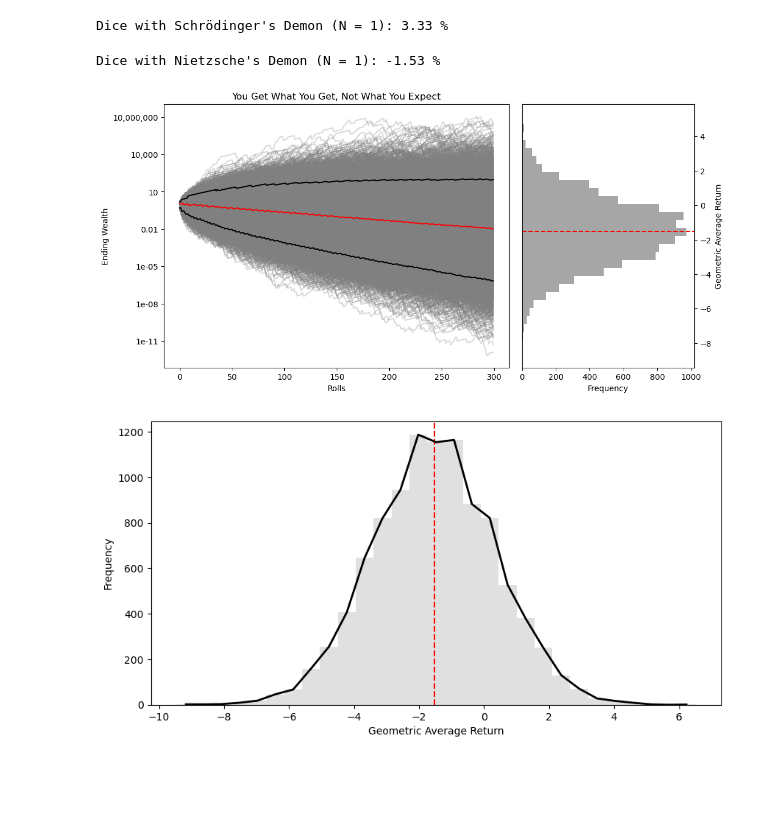
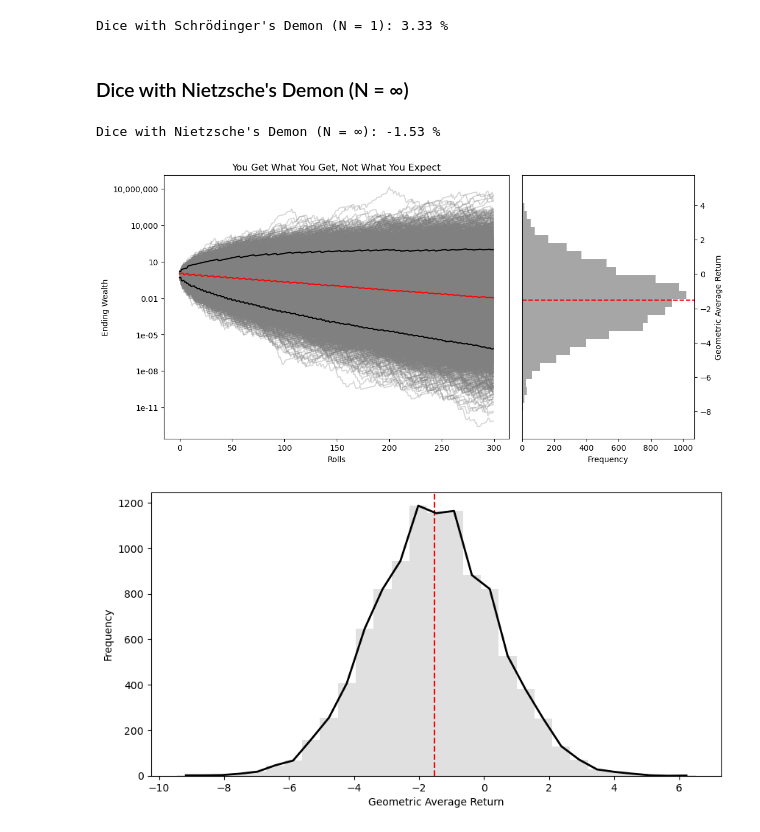
Before and after one commit to niklas-fischer/safehaven, a Jupyter notebook: notebooks/main.ipynb, the cells around one changed output. Drawn from its saved outputs; the diff is of its cells as text; code cells hidden in the pictures; blank space fills up the shorter version.

```diff
--- a/notebooks/main.ipynb
+++ b/notebooks/main.ipynb
@@ -244,13 +187,15 @@ schroedingers_dice = round(schroedingers_dice, 2)
 print("Dice with Schrödinger's Demon (N = 1):", schroedingers_dice, "%")
 # %% [output]
 Dice with Schrödinger's Demon (N = 1): 3.33 %
+# %% [markdown]
+### Dice with Nietzsche's Demon (N = ∞)
 # %%
 # Calculating the geometric mean of a weighted dice roll in percent, cutting off at two decimal places
 nietzsches_dice = (gmean([0.5, 1.05, 1.5], weights=[1/6, 4/6, 1/6]) - 1 ) * 100
 nietzsches_dice = round(nietzsches_dice, 2)
-print("Dice with Nietzsche's Demon (N = 1):", nietzsches_dice, "%")
+print("Dice with Nietzsche's Demon (N = ∞):", nietzsches_dice, "%")
 # %% [output]
-Dice with Nietzsche's Demon (N = 1): -1.53 %
+Dice with Nietzsche's Demon (N = ∞): -1.53 %
 # %%
 # Setting dice rules
 dice_outcomes = np.array([0.5, 1.05, 1.05, 1.05, 1.05, 1.5])
@@ -351,9 +296,9 @@ def plot_random_walk_frequency_distribution(num_walks, num_rolls, dice_outcomes)
     plt.show()
 # %%
 # Plotting frequency distribution of given number of random walks and rolls
-plot_random_walk_frequency_distribution(num_walks, num_rolls, dice_outcomes)
+nietzschesdemon.plot_random_walk_frequency_distribution(num_walks, num_rolls, dice_outcomes)
 # %% [output]
-[figure, old version]
+[figure, new version]
 # %%
 def plot_random_walk_geom_average(num_walks, num_rolls, dice_outcomes):
     """
```
Also changed, not shown: parts of 16 cells of this notebook, 3 other files.
